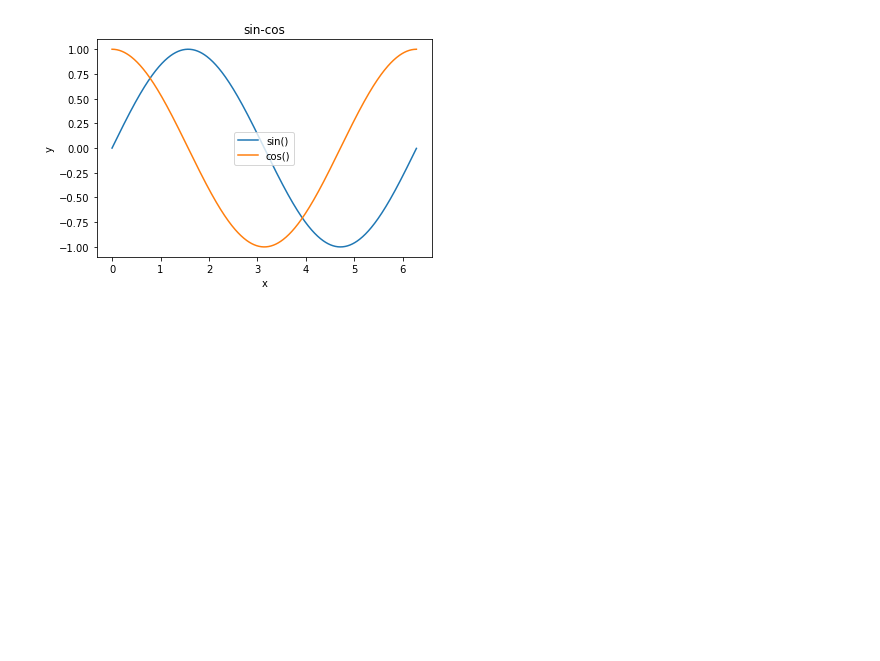
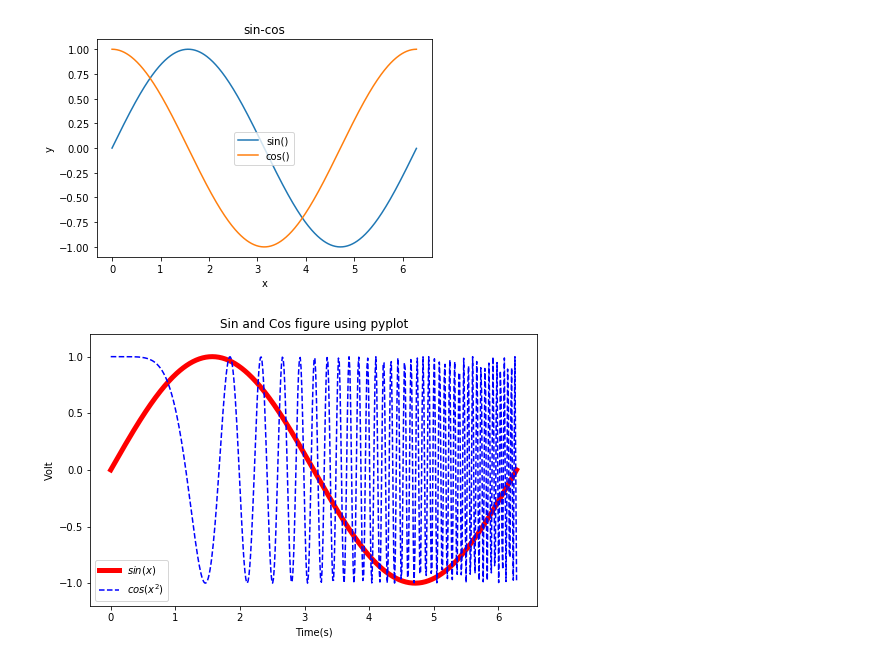
Before and after one commit to q0015300153/school, a Jupyter notebook: 20200314_1.ipynb, the cells around one changed output. Cells and saved outputs as stored; diff of their text form; code cells hidden in the pictures; blank space fills up the shorter version.

```diff
--- a/20200314_1.ipynb
+++ b/20200314_1.ipynb
@@ -102,3 +102,29 @@ pl.legend(loc='center')
 pl.show()
 # %% [output]
 [figure]
+# %%
+import numpy as np
+import matplotlib.pyplot as plt
+
+
+# 產生資料
+x = np.linspace(0, 2*np.pi, 500)
+y = np.sin(x)
+#z = np.cos(x*x)
+z = np.cos(x*x*x)
+
+
+#畫圖
+plt.figure(figsize=(8,5))
+#標籤前後加上$，代表以內嵌的LaTex引擎顯示為公式
+plt.plot(x,y,label='$sin(x)$',color='red',linewidth=5)	#紅色，2個像素寬
+plt.plot(x,z,'b--',label='$cos(x^2)$')		#b::藍色，--::虛線
+plt.xlabel('Time(s)')
+plt.ylabel('Volt')
+plt.title('Sin and Cos figure using pyplot')
+plt.ylim(-1.2,1.2)
+
+plt.legend()
+plt.show()
+# %% [output]
+[figure, added]
```
Also changed, not shown: parts of 3 cells of this notebook.
